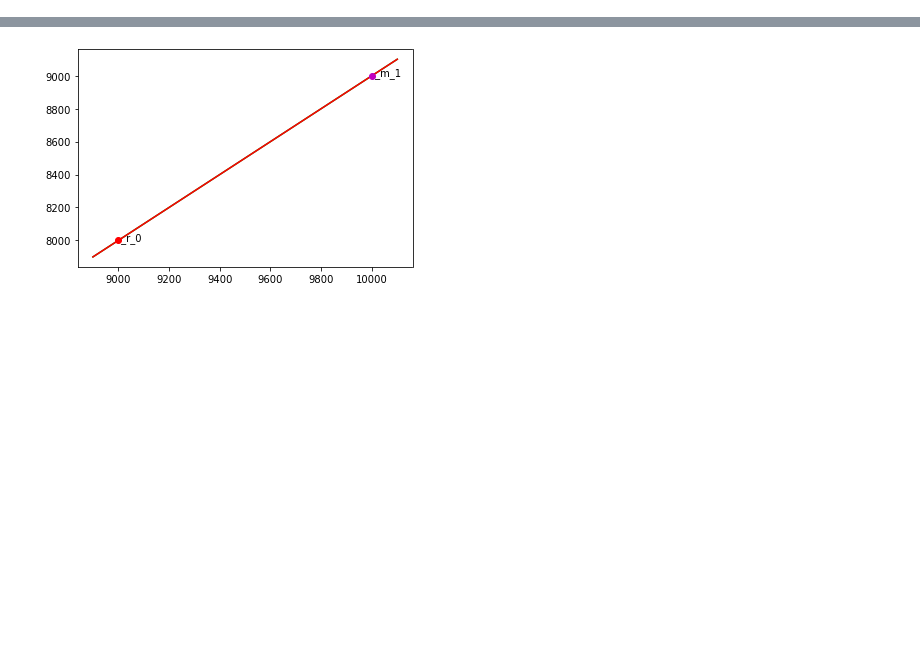
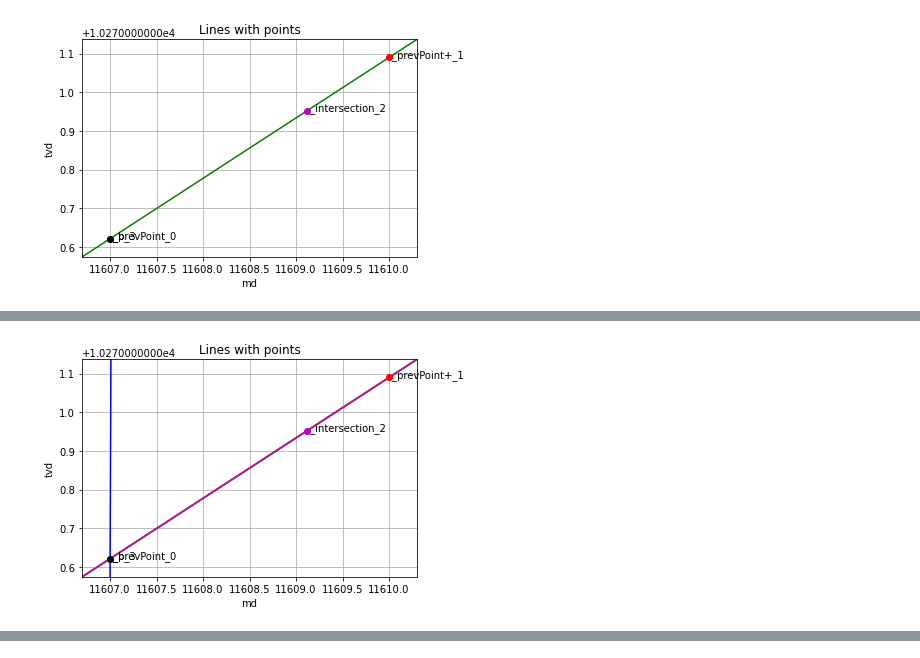
Before and after one commit to mihail1orlov/Learning, a Jupyter notebook: jupyterNotebook/faults/faultProject/_main.ipynb, the cells around one changed output, grey strips where cells are left out. Cells and saved outputs as stored; diff of their text form; code cells hidden in the pictures; blank space fills up the shorter version.

Commit message:
Fault start work implementation

```diff
--- a/jupyterNotebook/faults/faultProject/_main.ipynb
+++ b/jupyterNotebook/faults/faultProject/_main.ipynb
@@ -1,53 +1,58 @@
 # %%
 import matplotlib.pyplot as plt
 import numpy as np
 from geometry import Line, Point2D
 from visualization import visualize
 
 def define_points():
     points = [
-        #Point2D(9999.000000001313, 10199.8134765625),
-        #Point2D(10002.000000001324, 7486.134356717739),
-        Point2D(9000, 8000, color='r', name='r'),
-        Point2D(10000, 9000, color='m', name='m'),
-        Point2D(9400, 8000, color='с', name='с'),
-        #Point2D(10002.000000001324, 10199.5546875)
+        #Point2D(10001.00000000132, 7485.604226105885, color='y', name='start'),
+        Point2D(11607.000000007163, 10270.62109375, color='c', name='prevPoint'),
+        Point2D(11610.000000007174, 10271.08984375, color='r', name='prevPoint+'),
+        Point2D(11609.121632806384, 10270.952598874877, color='m', name='intersection'),
+        #Point2D(10041.00000000132, 7489.604226105885, color='g', name='gg'),
+        #Point2D(10051.00000000172, 7490.604226105885, color='g', name='gg'),
     ]
     return points
 
+# Initialize the line
 points = define_points()
 
-# Initialize the line
-
-# A vertical line at x = 10000
-#line = Line(1, 0, -10000)
-#line = Line(1, 0, -10001.00000000132)
-
-# a horizontal line
-#line = Line(-0.5587890625, -3.400000000010914, -34187.07226573666)
-#surfaceLine
-#line = Line(-0.2587890625, -3.000000000010914, -33187.07226573666)
-
-
-#line = Line(-57.28996163075955, 1.0, 580500.3305876505)
-#line = Line.from_angle_point(45, 9000, 10000)
-#line = Line.from_angle_point(45, 10000, 9000)
-
-#line = Line.from_two_points(10000, 10000, 9000, 10000)
-
-
-line_g = Line.from_two_points(points[1], points[0]) # A = 1000, B = -1000, C = 1000000, 45.0 degrees
+#line = Line.from_angle_point(85, points[0])
+line_g = Line.from_two_points(points[1], points[0])
 line_g.name = 'green'
 line_g.color = 'g'
 
-#line_r = Line.from_angle_point(15, points[1]) # wrong
 line_r = Line.from_two_points(points[1], points[0])
-line_r.name = 'r'
+line_r.name = 'red'
 line_r.color = 'r'
 
-line_y = Line.from_angle_point(80, points[0]) # wrong
-line_y.name = 'y'
+line_m = Line.from_two_points(points[1], points[0])
+line_m.name = 'm'
+line_m.color = 'm'
+
+line_b = Line.from_angle_point(89, points[0])
+#line_b = Line.from_two_points(points[0], points[4])
+line_b.name = 'blue'
+line_b.color = 'b'
+
+#line_y = Line.from_angle_point(33.690067525979785, points[3])
+line_y = Line.from_two_points(points[0], points[1])
+line_y.name = 'yellow'
 line_y.color = 'y'
 
-visualize(points, [line_g, line_r], show_legend=False)
+intersection = line_b.intersection(line_r)
+if intersection != None:
+    intersection.name = 'b'
+    intersection.color = 'k'
+    points.append(intersection)
+
+line_k = Line.from_two_points(points[1], points[0])
+#line_k = Line.from_angle_point(0, points[4])
+line_k.name = 'black'
+line_k.color = 'k'
+
+visualize(points, [line_g], show_legend=False)
+visualize(points, [line_k, line_b, line_r, line_g, line_y, line_m], show_legend=False)
 # %% [output]
+[figure, new version]
@@ -63,0 +67 @@ Line: r, point:с - isPositive: True
+[figure, added]
@@ -65 +84,0 @@ ValueError: Unrecognized character с in format string
-[figure, old version]
```
Also changed, not shown: parts of 1 cell of this notebook, 10 other files.
